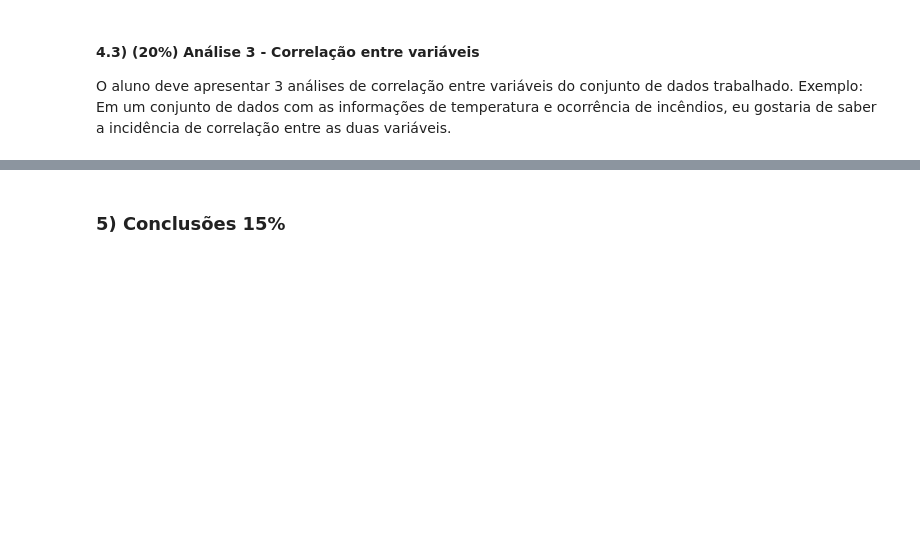
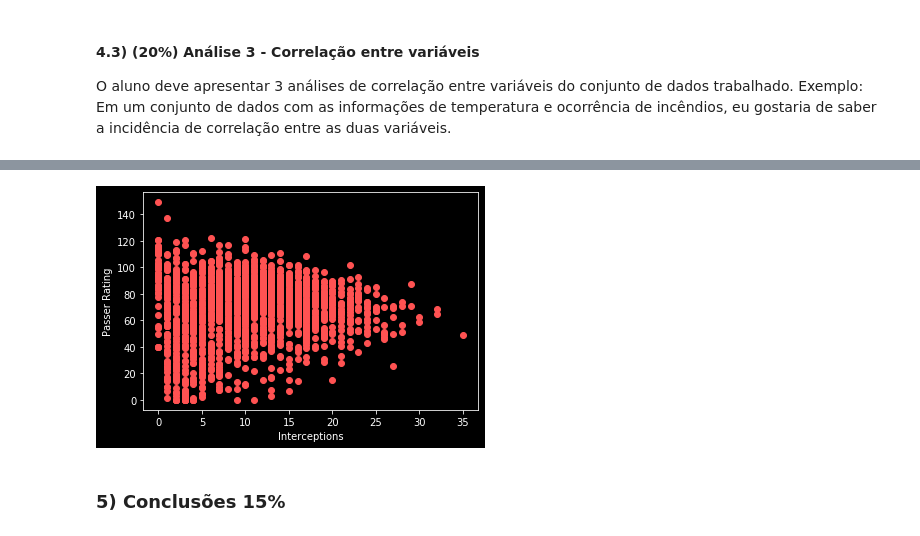
Before and after one commit to gabrielmsdiniz/nfl-stats, a Jupyter notebook: src/analysis.ipynb, the cells around one changed output, grey strips where cells are left out. Drawn from its saved outputs; the diff is of its cells as text; code cells hidden in the pictures; blank space fills up the shorter version.

```diff
--- a/src/analysis.ipynb
+++ b/src/analysis.ipynb
@@ -222,5 +239,16 @@ NameError: name 'pass_stats' is not defined
 # %%
 # Terceiro par de variáveis: Implemente sua análise aqui. Use mais blocos se achar que ficará mais organizado.
+# %%
+interceptions = data_analysis['Ints']
+passer_rating = data_analysis['Passer Rating']
+
+
+plt.scatter(interceptions, passer_rating, color='#ff5252')
+plt.xlabel('Interceptions')
+plt.ylabel('Passer Rating')
+plt.show()
+# %% [output]
+[figure, added]
 # %% [markdown]
 ### 5) Conclusões **15%**
 # %% [markdown]
```
Also changed, not shown: parts of 5 cells of this notebook.
